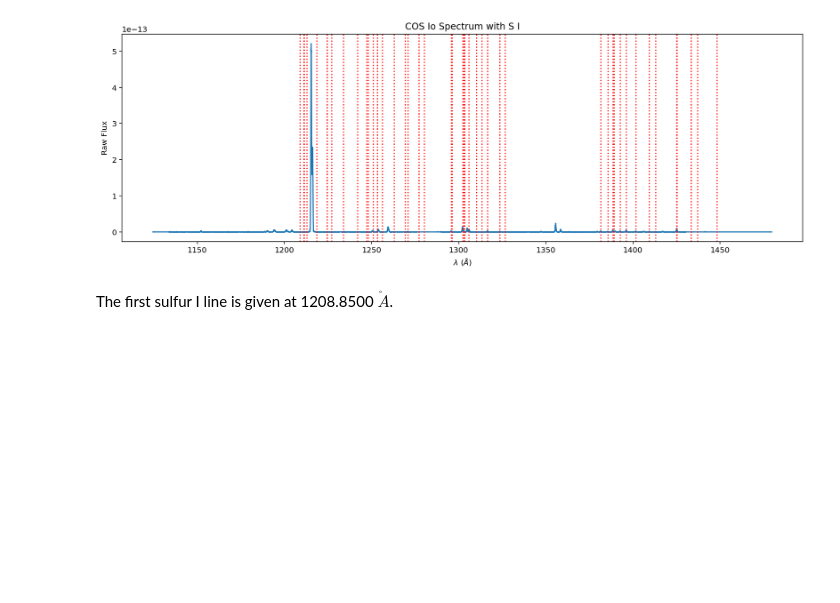
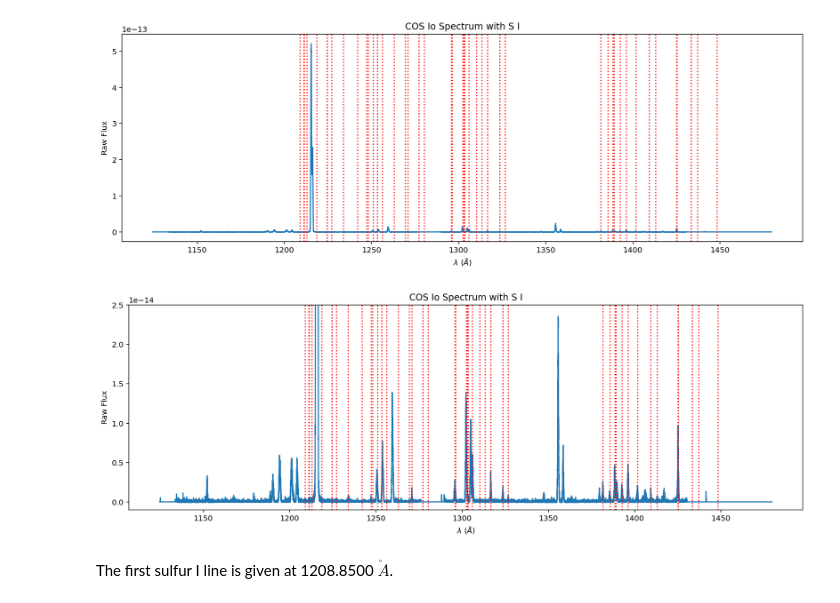
Before and after one commit to 18ganesha/io_brightness, a Jupyter notebook: notebooks/02_Gaussian_fitting_for_S_I.ipynb, the cells around one changed output. Drawn from its saved outputs; the diff is of its cells as text; code cells hidden in the pictures; blank space fills up the shorter version.

```diff
--- a/notebooks/02_Gaussian_fitting_for_S_I.ipynb
+++ b/notebooks/02_Gaussian_fitting_for_S_I.ipynb
@@ -33,6 +33,17 @@ for xc in df_wavelength:
     plt.axvline(x=xc, color = 'red', linestyle = 'dotted')
 # %% [output]
 [figure]
+# %%
+plt.figure(figsize=(16, 5))
+plt.plot(evt_data['WAVELENGTH'].T, evt_data['FLUX'].T) #make it columns instead of rows bc otherwise will be a blank plot
+plt.xlabel('$\lambda$ ($\AA$)');
+plt.ylabel('Raw Flux')
+plt.title("COS Io Spectrum with S I")
+plt.ylim(-0.01*10**-13,0.25*10**-13)
+for xc in df_wavelength:
+    plt.axvline(x=xc, color = 'red', linestyle = 'dotted')
+# %% [output]
+[figure, added]
 # %% [markdown]
 The first sulfur I line is given at 1208.8500 $\mathring A$.
 # %%
```
Also changed, not shown: parts of 1 cell of this notebook.
